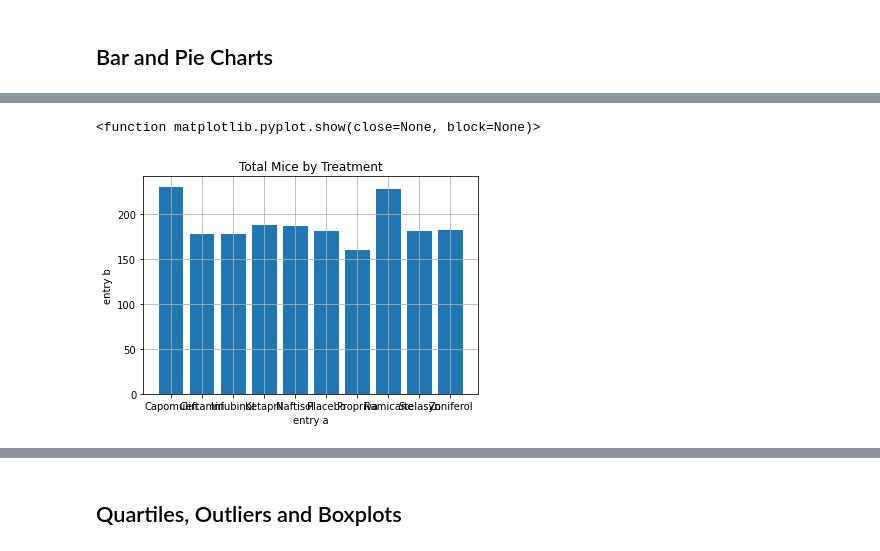
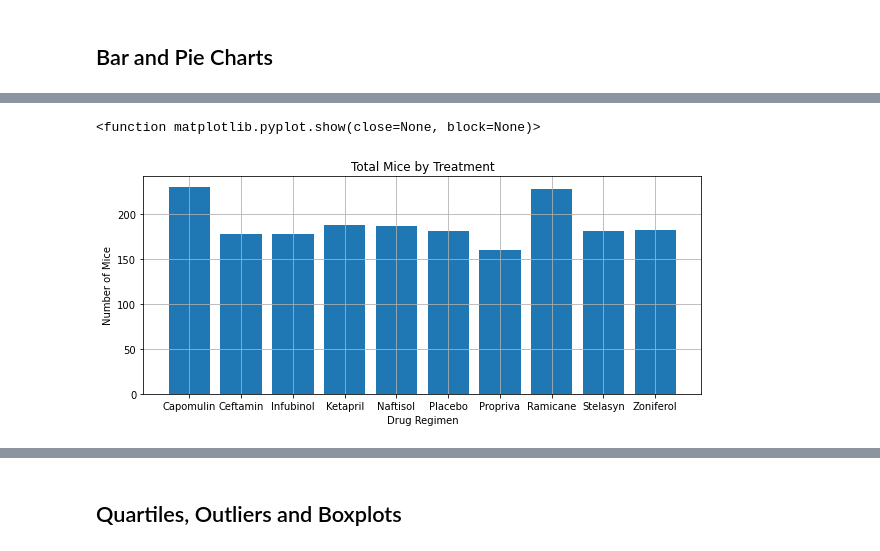
Before and after one commit to BatesJ72/matplotib_practice, a Jupyter notebook: pymaceuticals_v2.ipynb, the cells around one changed output, grey strips where cells are left out. Drawn from its saved outputs; the diff is of its cells as text; code cells hidden in the pictures.

```diff
--- a/pymaceuticals_v2.ipynb
+++ b/pymaceuticals_v2.ipynb
@@ -219,18 +232,19 @@ df_bar.plot.bar()
 # %%
 # Generate a bar plot showing the total number of mice for each treatment throughout the course of the study using pyplot.
 
+plt.figure(figsize=(10, 4))
+plt.title("Total Mice by Treatment")
+plt.xlabel("Drug Regimen")
+plt.ylabel("Number of Mice")
+plt.grid()
 
-plt.title("Total Mice by Treatment")
-plt.xlabel("entry a")
-plt.ylabel("entry b")
-plt.grid()
 
 plt.bar(df_bar["drug_regimen"], df_bar["count"])
 
 plt.show
 # %% [output]
 <function matplotlib.pyplot.show(close=None, block=None)>
-[figure, old version]
+[figure, new version]
 # %%
 df.head()
 
```
Also changed, not shown: parts of 11 cells of this notebook.
